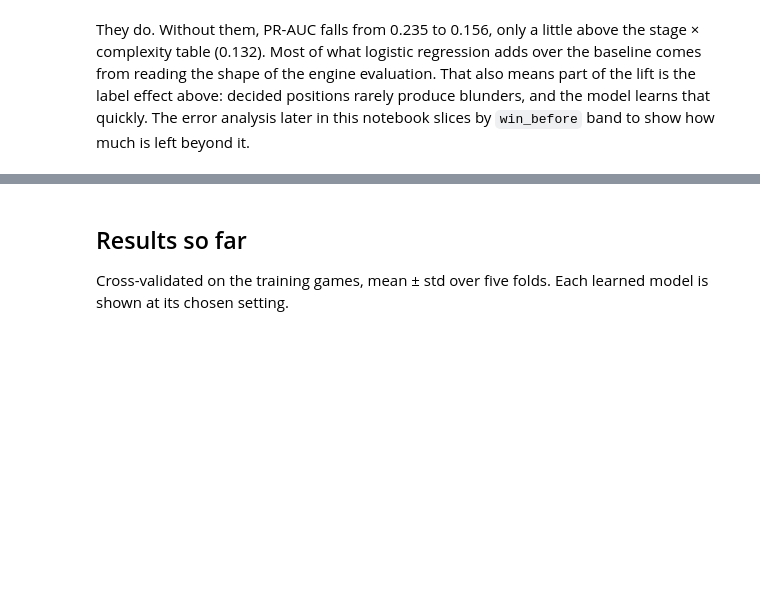
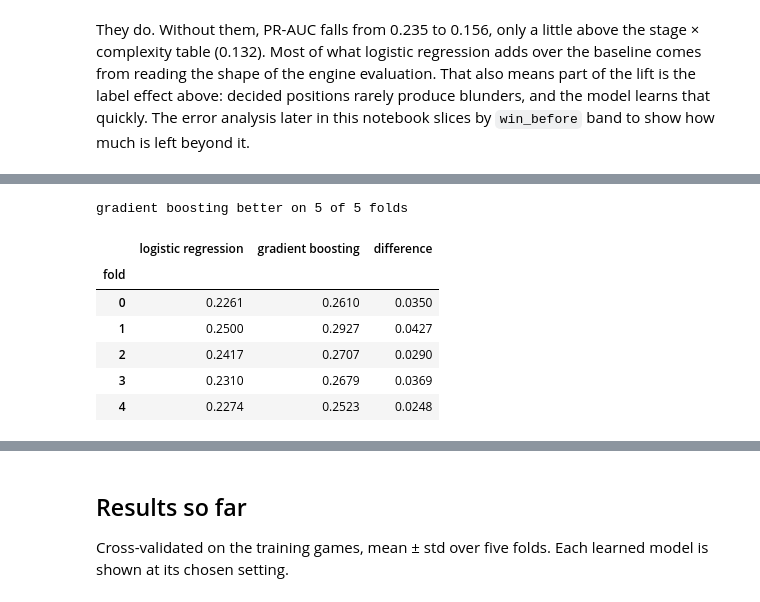
Before and after one commit to patrick-oreilly/chess-blunder-risk, a Jupyter notebook: notebooks/04_model_comparison.ipynb, the cells around one changed output, grey strips where cells are left out. Saved outputs shown, nothing was run; the diff lists cells and outputs as text; code cells hidden in the pictures; blank space fills up the shorter version.

```diff
--- a/notebooks/04_model_comparison.ipynb
+++ b/notebooks/04_model_comparison.ipynb
@@ -147,0 +231,14 @@ analysis later in this notebook slices by `win_before` band to show how much is
+# %%
+paired = modelling.fold_differences(lr.fold_scores, gb.fold_scores).rename(
+    columns={'a': 'logistic regression', 'b': 'gradient boosting', 'b - a': 'difference'})
+print(f"gradient boosting better on {(paired['difference'] > 0).sum()} of {len(paired)} folds")
+paired.round(4)
+# %% [output]
+gradient boosting better on 5 of 5 folds
+|  | logistic regression | gradient boosting | difference |
+| fold |  |  |  |
+| 0 | 0.2261 | 0.2610 | 0.0350 |
+| 1 | 0.2500 | 0.2927 | 0.0427 |
+| 2 | 0.2417 | 0.2707 | 0.0290 |
+| 3 | 0.2310 | 0.2679 | 0.0369 |
+| 4 | 0.2274 | 0.2523 | 0.0248 |
```
Also changed, not shown: parts of 13 cells of this notebook, 2 other files.
